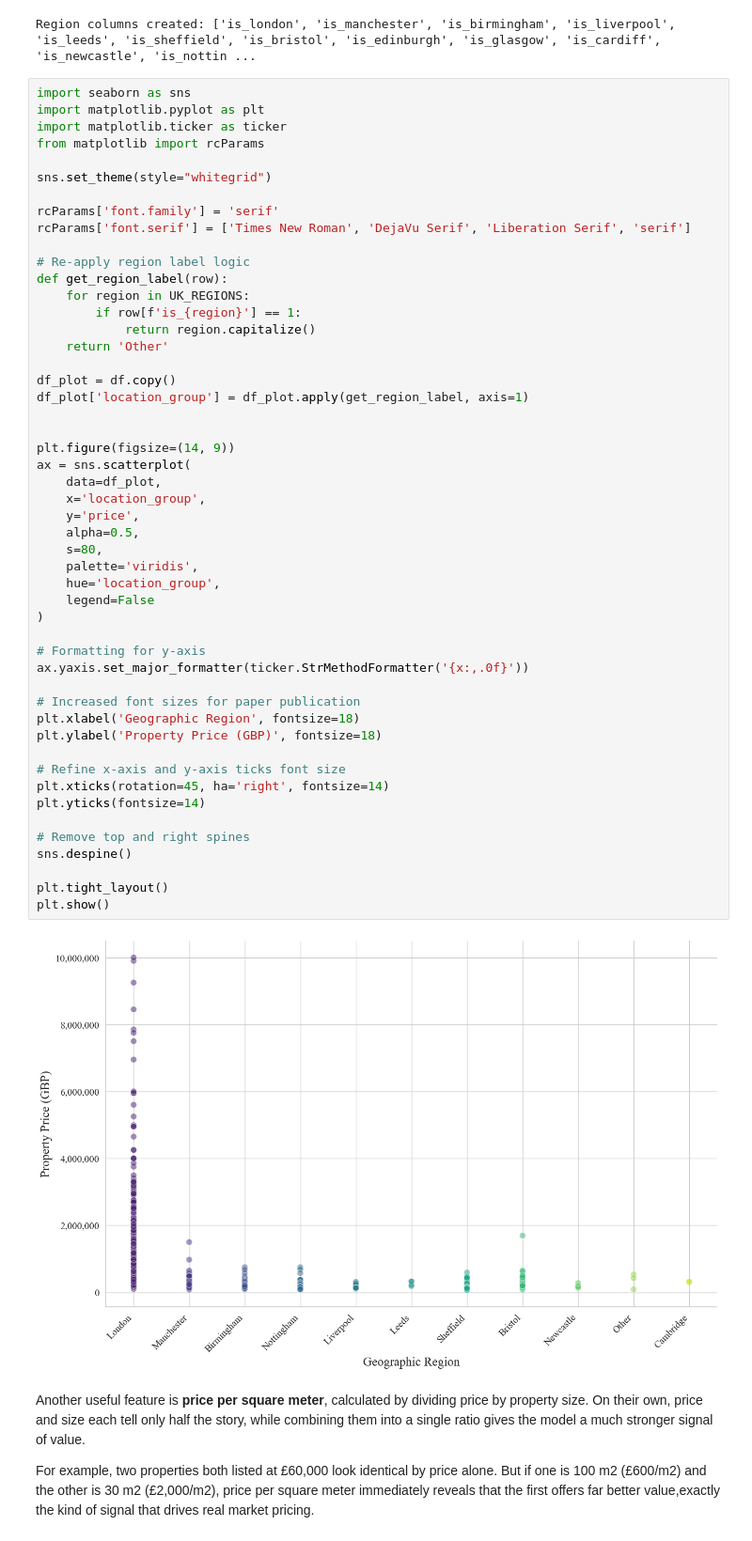
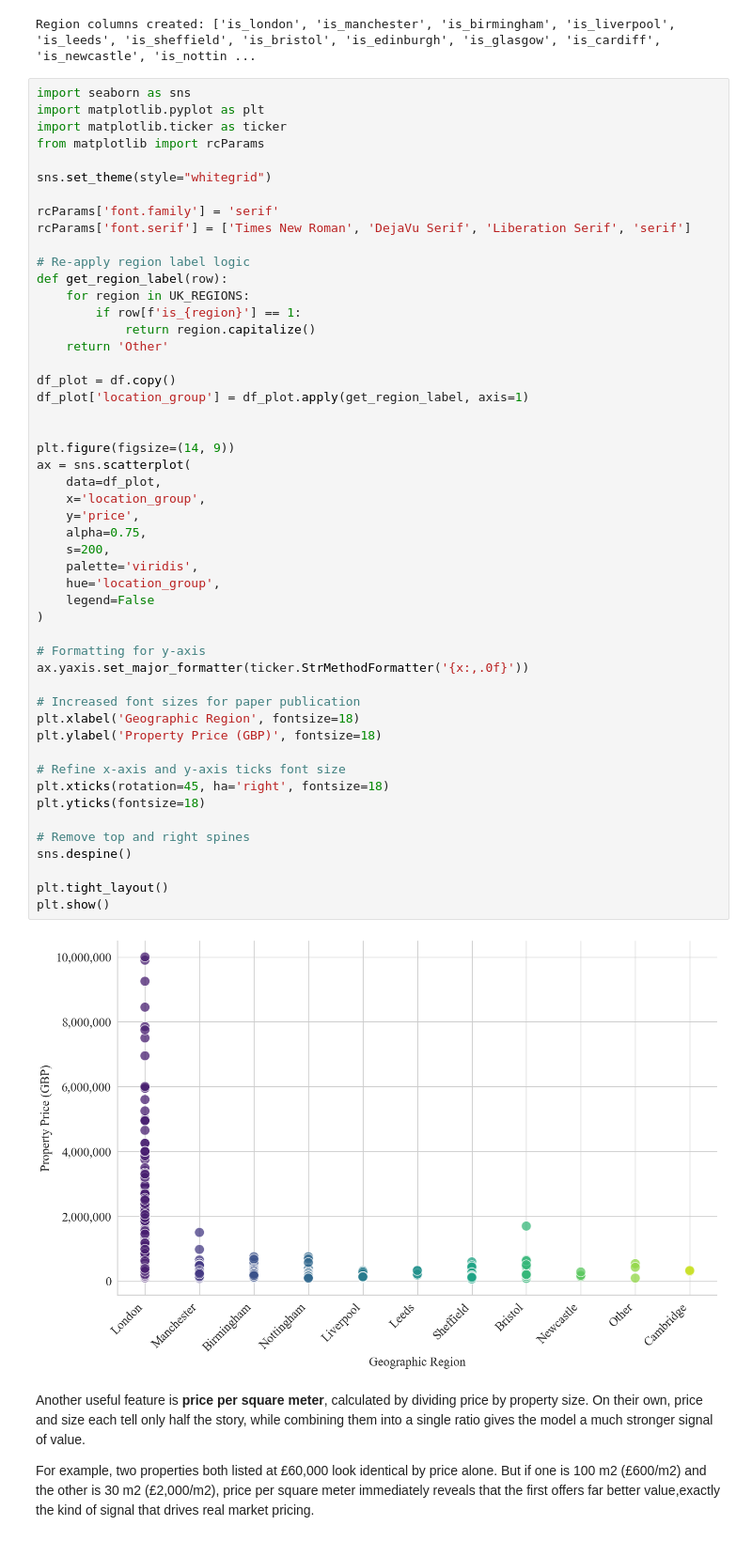
Before and after one commit to milenkirilov888/PropertyIQ, a Jupyter notebook: model1.ipynb, the cells around one changed output. Shown at 94% size. Saved outputs shown, nothing was run; the diff lists cells and outputs as text.

Commit message:
Increase size in Jupyter Notebook graph

```diff
--- a/model1.ipynb
+++ b/model1.ipynb
@@ -230,38 +230,38 @@ def get_region_label(row):
 
 df_plot = df.copy()
 df_plot['location_group'] = df_plot.apply(get_region_label, axis=1)
 
 
 plt.figure(figsize=(14, 9))
 ax = sns.scatterplot(
     data=df_plot,
     x='location_group',
     y='price',
-    alpha=0.5,
-    s=80,
+    alpha=0.75,
+    s=200,
     palette='viridis',
     hue='location_group',
     legend=False
 )
 
 # Formatting for y-axis
 ax.yaxis.set_major_formatter(ticker.StrMethodFormatter('{x:,.0f}'))
 
 # Increased font sizes for paper publication
 plt.xlabel('Geographic Region', fontsize=18)
 plt.ylabel('Property Price (GBP)', fontsize=18)
 
 # Refine x-axis and y-axis ticks font size
-plt.xticks(rotation=45, ha='right', fontsize=14)
-plt.yticks(fontsize=14)
+plt.xticks(rotation=45, ha='right', fontsize=18)
+plt.yticks(fontsize=18)
 
 # Remove top and right spines
 sns.despine()
 
 plt.tight_layout()
 plt.show()
 # %% [output]
-[figure, old version]
+[figure, new version]
 # %% [markdown]
 Another useful feature is **price per square meter**, calculated by dividing price by property size. On their own, price and size each tell only half the story, while combining them into a single ratio gives the model a much stronger signal of value.
 
```
Also changed, not shown: 1 other file.
